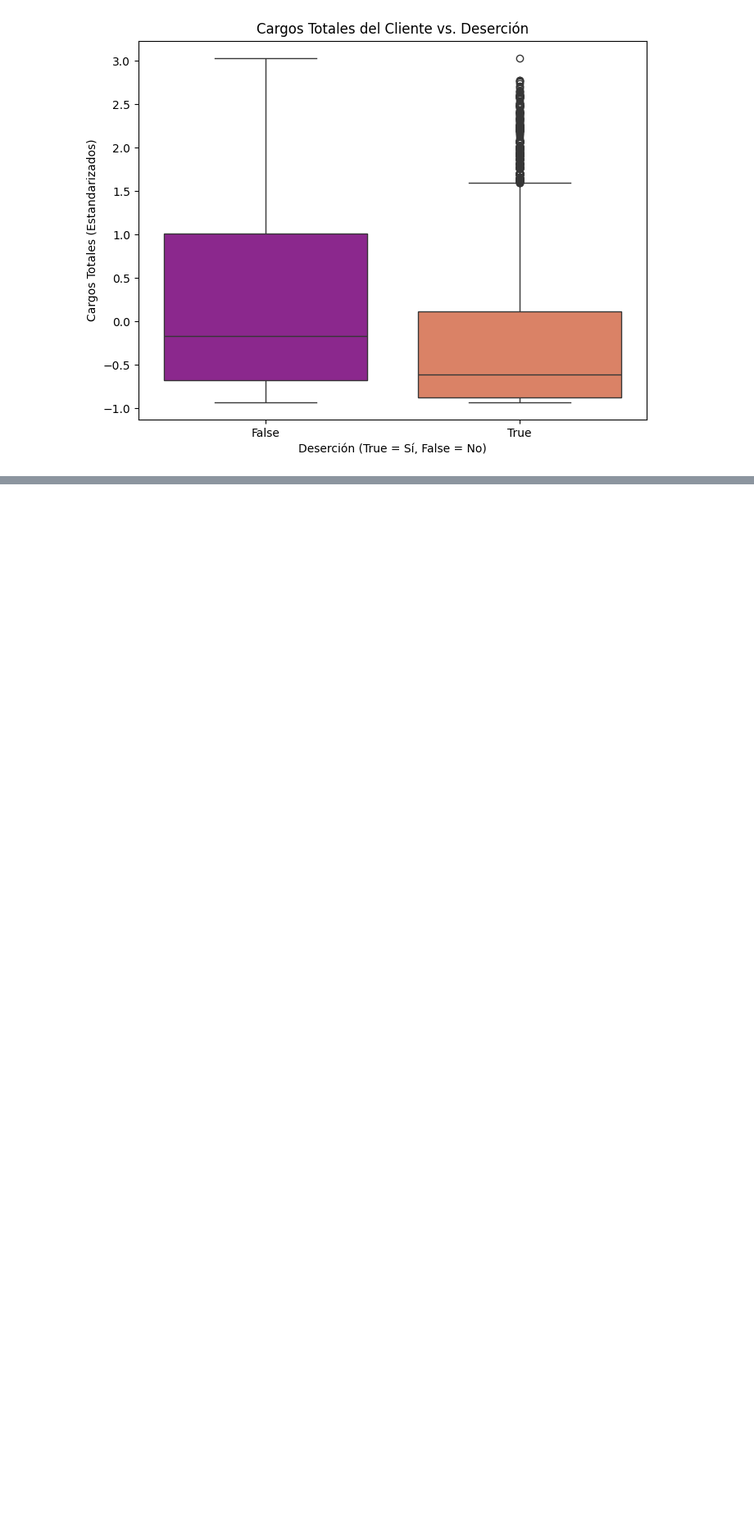
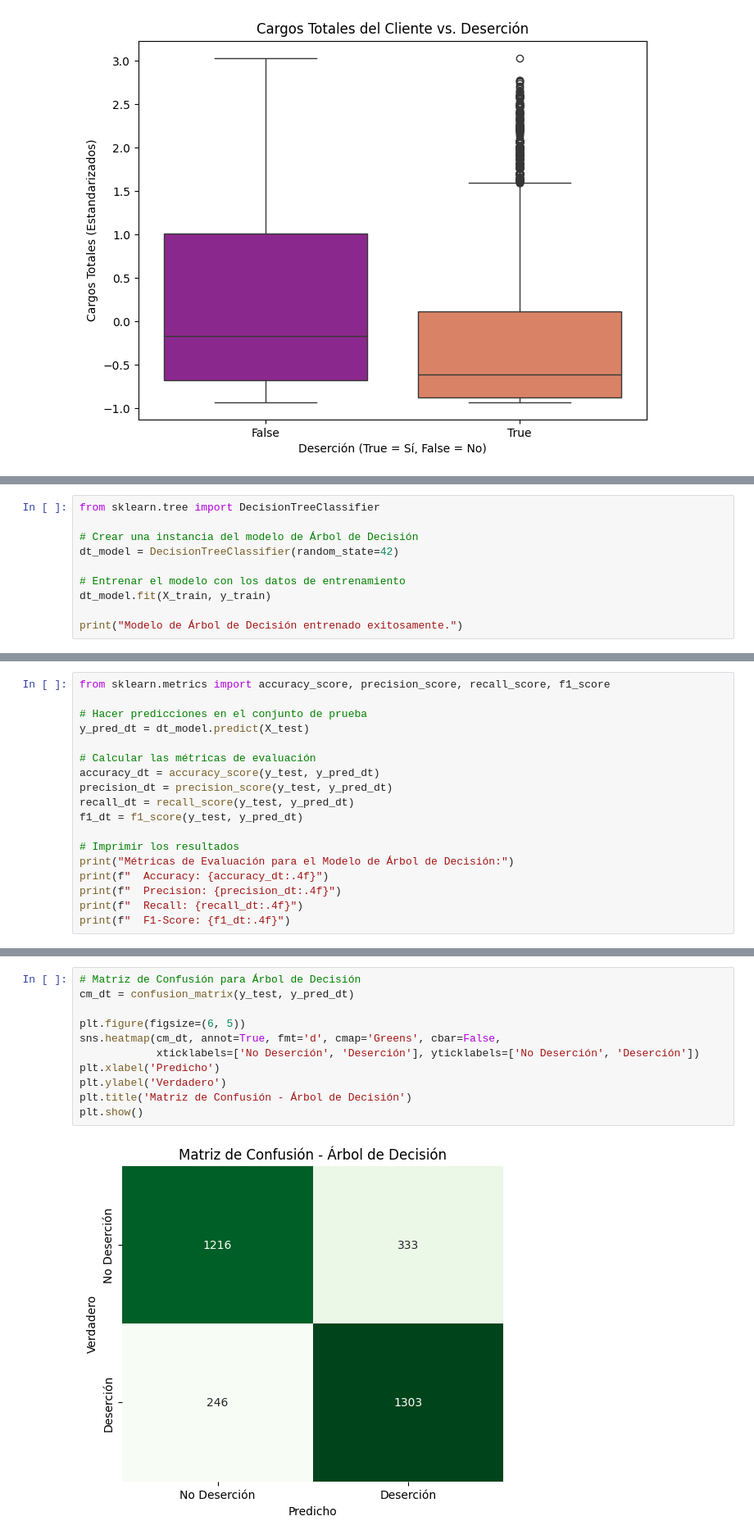
Before and after one commit to lainaker7/TELECOM_X_PARTE_DOS, a Jupyter notebook: TelecomX_SegundaParte.ipynb, the cells around one changed output, grey strips where cells are left out. Shown at 82% size. Saved outputs shown, nothing was run; the diff lists cells and outputs as text; blank space fills up the shorter version.

```diff
--- a/TelecomX_SegundaParte.ipynb
+++ b/TelecomX_SegundaParte.ipynb
@@ -310,0 +394,10 @@ plt.show()
+# %%
+from sklearn.tree import DecisionTreeClassifier
+
+# Crear una instancia del modelo de Árbol de Decisión
+dt_model = DecisionTreeClassifier(random_state=42)
+
+# Entrenar el modelo con los datos de entrenamiento
+dt_model.fit(X_train, y_train)
+
+print("Modelo de Árbol de Decisión entrenado exitosamente.")
@@ -310,0 +411,18 @@ plt.show()
+# %%
+from sklearn.metrics import accuracy_score, precision_score, recall_score, f1_score
+
+# Hacer predicciones en el conjunto de prueba
+y_pred_dt = dt_model.predict(X_test)
+
+# Calcular las métricas de evaluación
+accuracy_dt = accuracy_score(y_test, y_pred_dt)
+precision_dt = precision_score(y_test, y_pred_dt)
+recall_dt = recall_score(y_test, y_pred_dt)
+f1_dt = f1_score(y_test, y_pred_dt)
+
+# Imprimir los resultados
+print("Métricas de Evaluación para el Modelo de Árbol de Decisión:")
+print(f"  Accuracy: {accuracy_dt:.4f}")
+print(f"  Precision: {precision_dt:.4f}")
+print(f"  Recall: {recall_dt:.4f}")
+print(f"  F1-Score: {f1_dt:.4f}")
@@ -310,0 +461,13 @@ plt.show()
+# %%
+# Matriz de Confusión para Árbol de Decisión
+cm_dt = confusion_matrix(y_test, y_pred_dt)
+
+plt.figure(figsize=(6, 5))
+sns.heatmap(cm_dt, annot=True, fmt='d', cmap='Greens', cbar=False,
+            xticklabels=['No Deserción', 'Deserción'], yticklabels=['No Deserción', 'Deserción'])
+plt.xlabel('Predicho')
+plt.ylabel('Verdadero')
+plt.title('Matriz de Confusión - Árbol de Decisión')
+plt.show()
+# %% [output]
+[figure, added]
```
Also changed, not shown: parts of 15 cells of this notebook.
